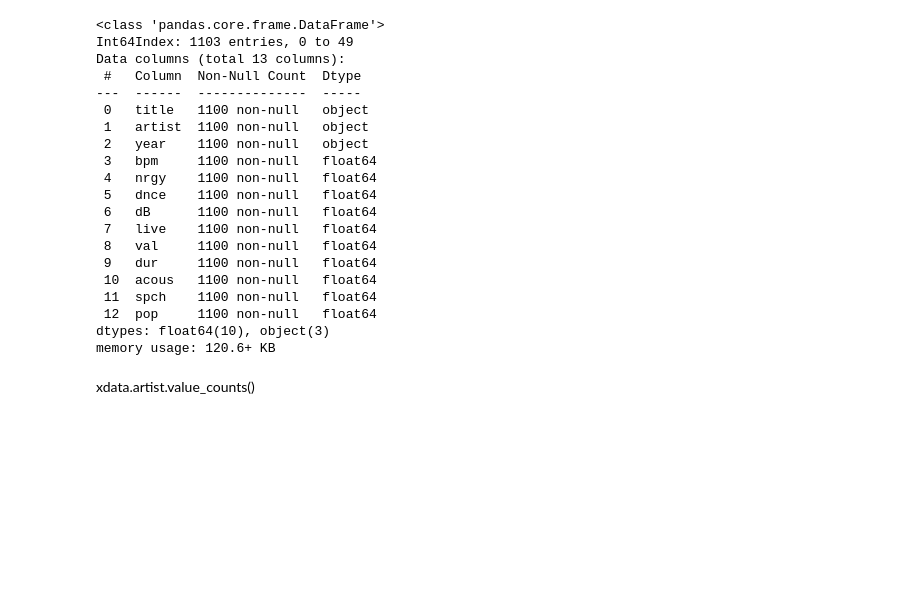
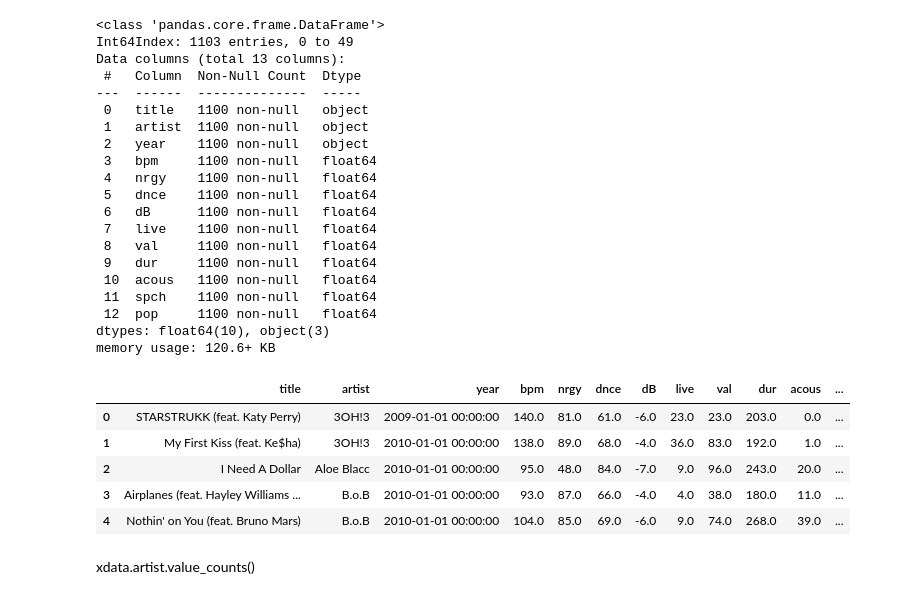
Before and after one commit to Coyote-Schmoyote/spotify-song-popularity-prediction, a Jupyter notebook: song-popularity-prediction.ipynb, the cells around one changed output. Drawn from its saved outputs; the diff is of its cells as text; code cells hidden in the pictures; blank space fills up the shorter version.

```diff
--- a/song-popularity-prediction.ipynb
+++ b/song-popularity-prediction.ipynb
@@ -531,6 +551,15 @@ Data columns (total 13 columns):
  12  pop     1100 non-null   float64
 dtypes: float64(10), object(3)
 memory usage: 120.6+ KB
+# %%
+data.head()
+# %% [output]
+|  | title | artist | year | bpm | nrgy | dnce | dB | live | val | dur | acous | ... |
+| 0 | STARSTRUKK (feat. Katy Perry) | 3OH!3 | 2009-01-01 00:00:00 | 140.0 | 81.0 | 61.0 | -6.0 | 23.0 | 23.0 | 203.0 | 0.0 | ... |
+| 1 | My First Kiss (feat. Ke$ha) | 3OH!3 | 2010-01-01 00:00:00 | 138.0 | 89.0 | 68.0 | -4.0 | 36.0 | 83.0 | 192.0 | 1.0 | ... |
+| 2 | I Need A Dollar | Aloe Blacc | 2010-01-01 00:00:00 | 95.0 | 48.0 | 84.0 | -7.0 | 9.0 | 96.0 | 243.0 | 20.0 | ... |
+| 3 | Airplanes (feat. Hayley Williams ... | B.o.B | 2010-01-01 00:00:00 | 93.0 | 87.0 | 66.0 | -4.0 | 4.0 | 38.0 | 180.0 | 11.0 | ... |
+| 4 | Nothin' on You (feat. Bruno Mars) | B.o.B | 2010-01-01 00:00:00 | 104.0 | 85.0 | 69.0 | -6.0 | 9.0 | 74.0 | 268.0 | 39.0 | ... |
 # %% [markdown]
 xdata.artist.value_counts()
 # %%
```
Also changed, not shown: parts of 30 cells of this notebook, 1 other file.
